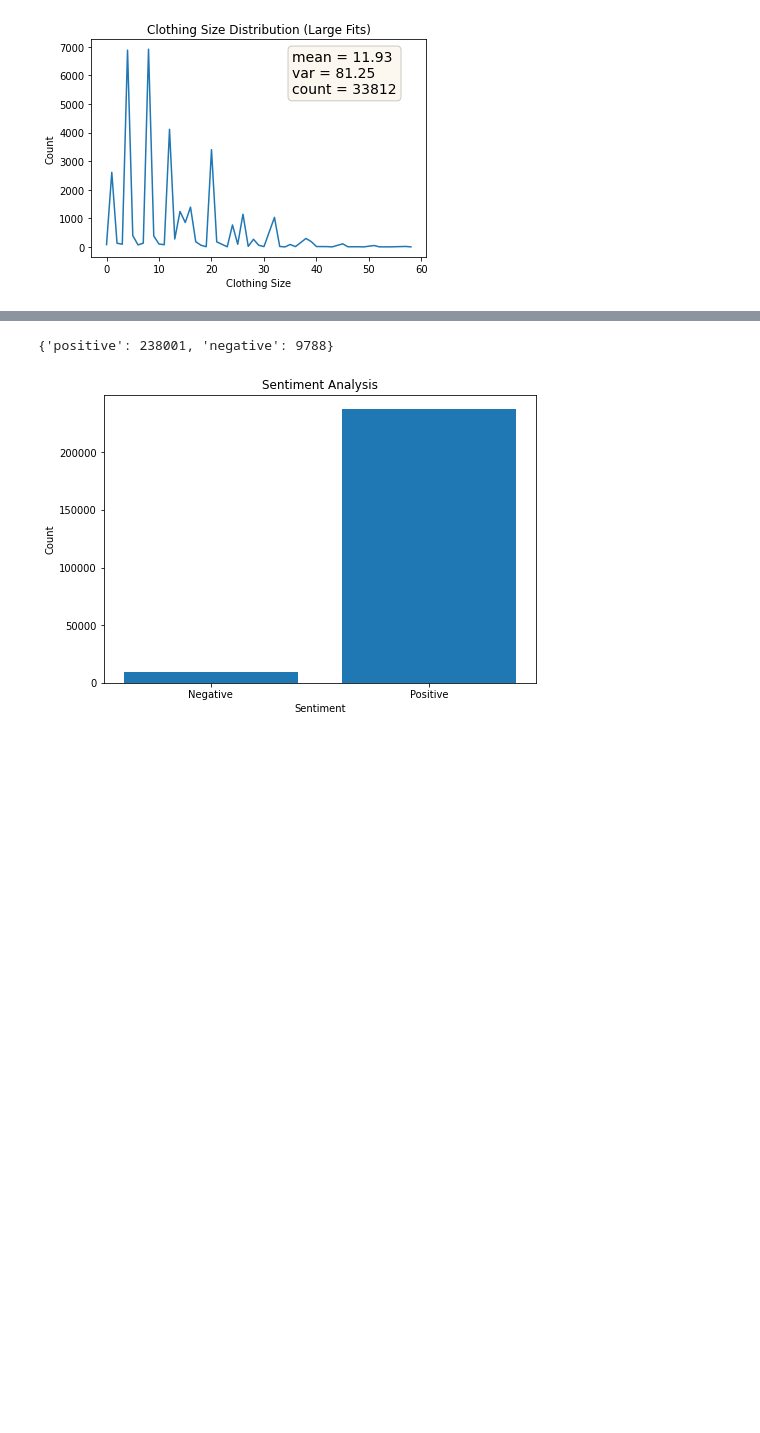
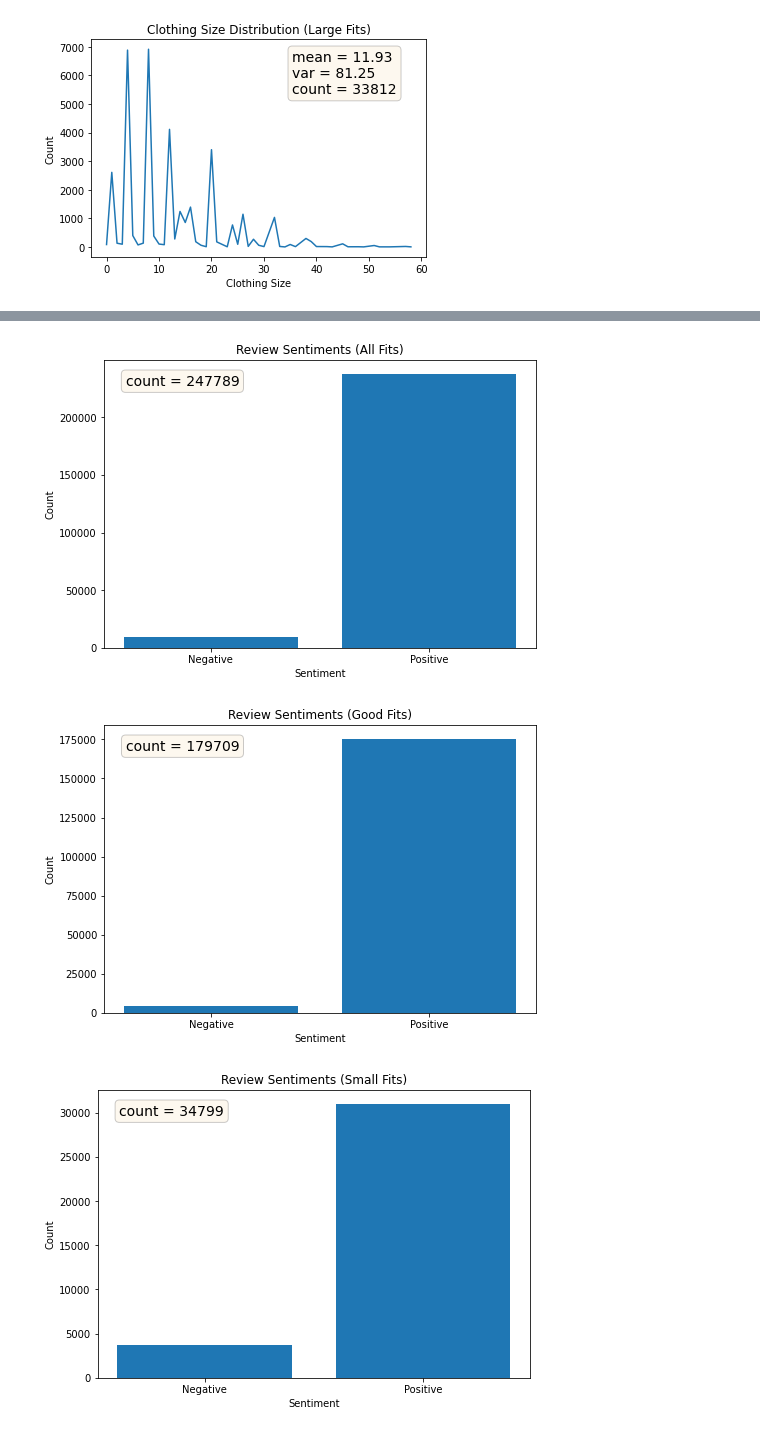
Before and after one commit to singh264/CSC2515-Project, a Jupyter notebook: main.ipynb, the cells around one changed output, grey strips where cells are left out. Drawn from its saved outputs; the diff is of its cells as text; code cells hidden in the pictures; blank space fills up the shorter version.

Commit message:
Decompose review sentiment anlysis based on fit.

```diff
--- a/main.ipynb
+++ b/main.ipynb
@@ -327,32 +332,43 @@ def get_sentiment(text):
     sentiment = TextBlob(text).sentiment
     return sentiment.polarity
 
-sentiment_count = {'positive': 0, 'negative': 0}
+def get_sentiment_data(fit):
+    sentiment_count = {'positive': 0, 'negative': 0}
+    for review_list in train_data.values():
+        for review in review_list:
+            if fit == '*' or review['fit'] == fit:
+                text = ''
+                if 'review_text' in review:
+                    text += review['review_text']
+                if 'review_summary' in review:
+                    text += review['review_summary']
 
-for review_list in train_data.values():
-    for review in review_list:
-        text = ''
-        if 'review_text' in review:
-            text += review['review_text']
-        if 'review_summary' in review:
-            text += review['review_summary']
+                sentiment = get_sentiment(text)
+                if sentiment > 0:
+                    sentiment_count['positive'] += 1
+                elif sentiment < 0:
+                    sentiment_count['negative'] += 1
+    return sentiment_count
 
-        sentiment = get_sentiment(text)
-        if sentiment > 0:
-            sentiment_count['positive'] += 1
-        elif sentiment < 0:
-            sentiment_count['negative'] += 1
-
-print(sentiment_count)
+def plot_sentiment_data(fit, title):
+    sentiment_count = get_sentiment_data(fit)
+    fig = plt.figure()
+    ax = fig.add_axes([0,0,1,1])
+    ax.bar(['Negative', 'Positive'], [sentiment_count['negative'], sentiment_count['positive']])
+    plt.title(title)
+    plt.xlabel('Sentiment')
+    plt.ylabel('Count')
+    total_count = sentiment_count['positive'] + sentiment_count['negative']
+    note = f'count = {total_count}'
+    props = dict(boxstyle='round', facecolor='wheat', alpha=0.2)
+    ax.text(0.05, 0.95, note, transform=ax.transAxes, fontsize=14, verticalalignment='top', bbox=props)
+    plt.show()
-# %% [output]
-{'positive': 238001, 'negative': 9788}
-# %%
-fig = plt.figure()
-ax = fig.add_axes([0,0,1,1])
-ax.bar(['Negative', 'Positive'], [sentiment_count['negative'], sentiment_count['positive']])
-plt.title('Sentiment Analysis')
-plt.xlabel('Sentiment')
-plt.ylabel('Count')
-plt.show()
-# %% [output]
-[figure, removed]
+# %%
+plot_sentiment_data('*', 'Review Sentiments (All Fits)')
+plot_sentiment_data('fit', 'Review Sentiments (Good Fits)')
+plot_sentiment_data('small', 'Review Sentiments (Small Fits)')
+plot_sentiment_data('large', 'Review Sentiments (Large Fits)')
+# %% [output]
+[figure, added]
+[figure, added]
+[figure, added]
```
Also changed, not shown: parts of 8 cells of this notebook.
